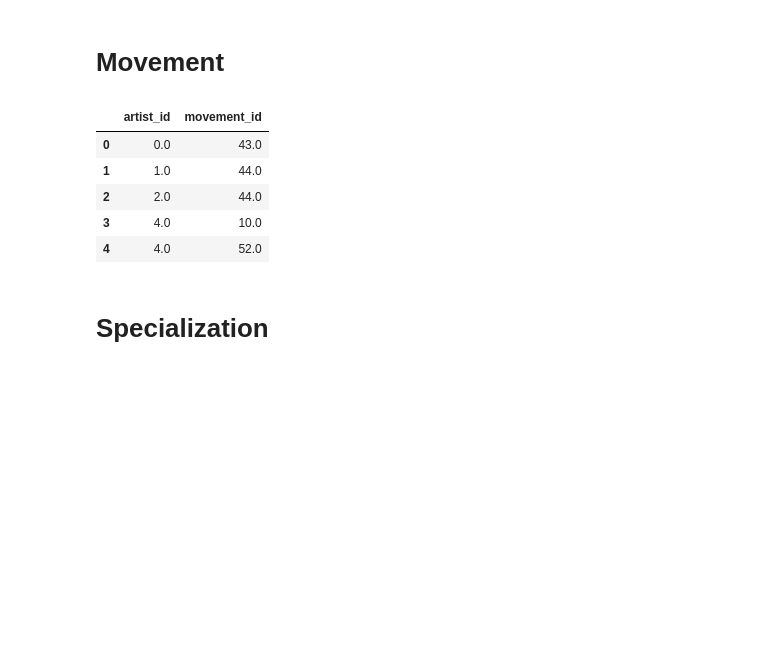
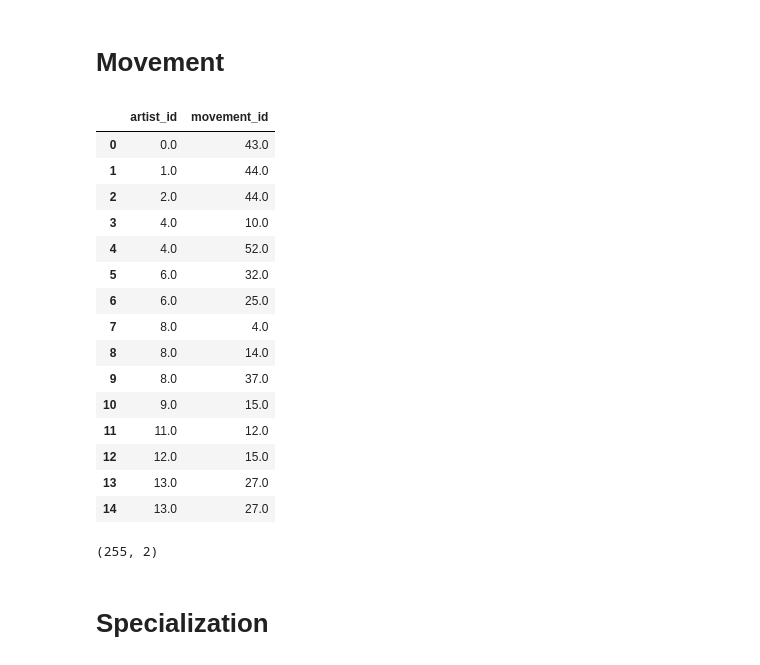
Before and after one commit to StefHerregods/datathon-AI-art, a Jupyter notebook: DataProcessing/1_DataProcessingMerge.ipynb, the cells around one changed output. Cells and saved outputs as stored; diff of their text form; code cells hidden in the pictures; blank space fills up the shorter version.

```diff
--- a/DataProcessing/1_DataProcessingMerge.ipynb
+++ b/DataProcessing/1_DataProcessingMerge.ipynb
@@ -101,14 +115,28 @@ Generated2.head()
 # %% [markdown]
 # Movement
 # %%
-Movement.head()
+Movement.head(15)
 # %% [output]
 |  | artist_id | movement_id |
 | 0 | 0.0 | 43.0 |
 | 1 | 1.0 | 44.0 |
 | 2 | 2.0 | 44.0 |
 | 3 | 4.0 | 10.0 |
 | 4 | 4.0 | 52.0 |
+| 5 | 6.0 | 32.0 |
+| 6 | 6.0 | 25.0 |
+| 7 | 8.0 | 4.0 |
+| 8 | 8.0 | 14.0 |
+| 9 | 8.0 | 37.0 |
+| 10 | 9.0 | 15.0 |
+| 11 | 11.0 | 12.0 |
+| 12 | 12.0 | 15.0 |
+| 13 | 13.0 | 27.0 |
+| 14 | 13.0 | 27.0 |
+# %%
+Movement.shape
+# %% [output]
+(255, 2)
 # %% [markdown]
 # Specialization
 # %%
```
Also changed, not shown: parts of 17 cells of this notebook, 1 other file.
